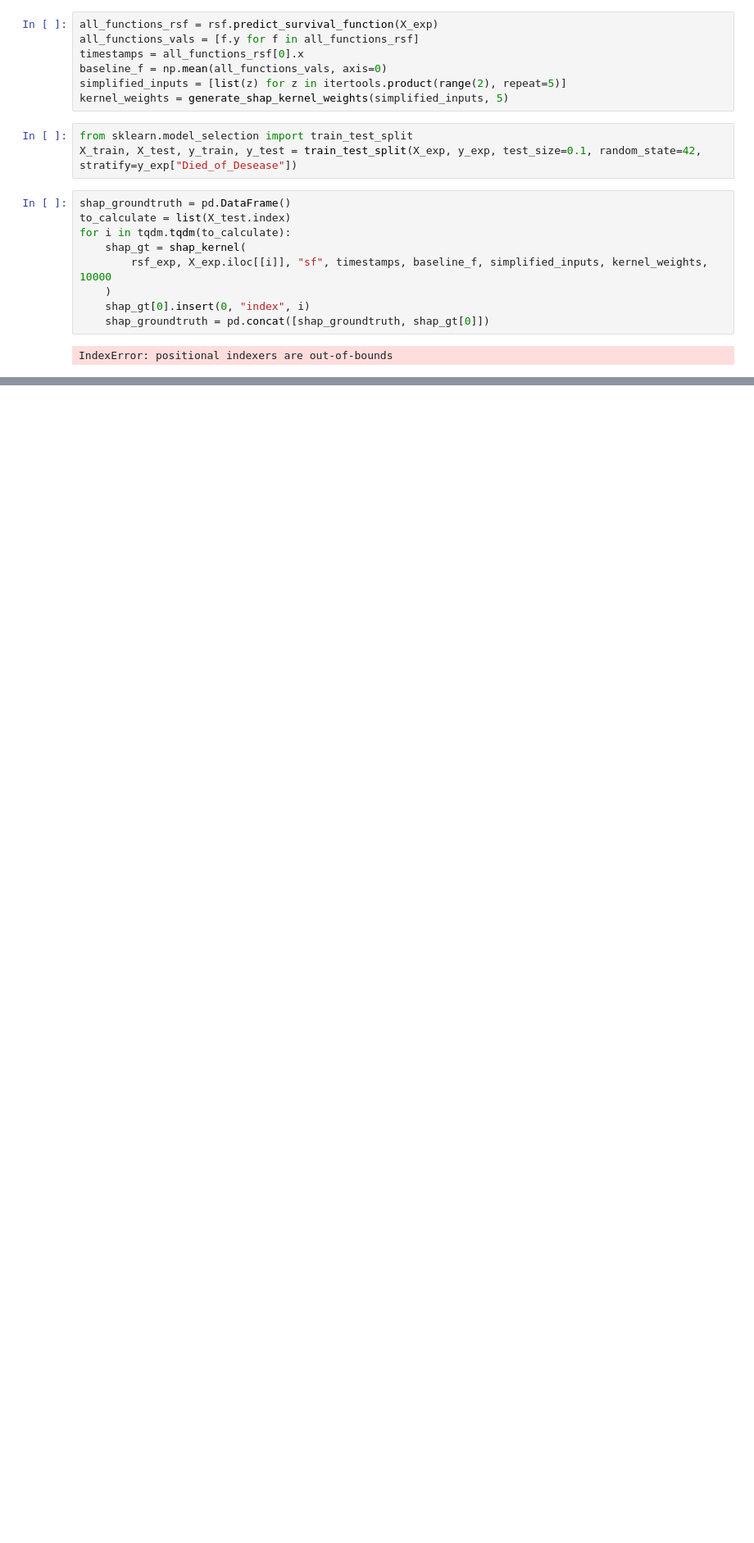
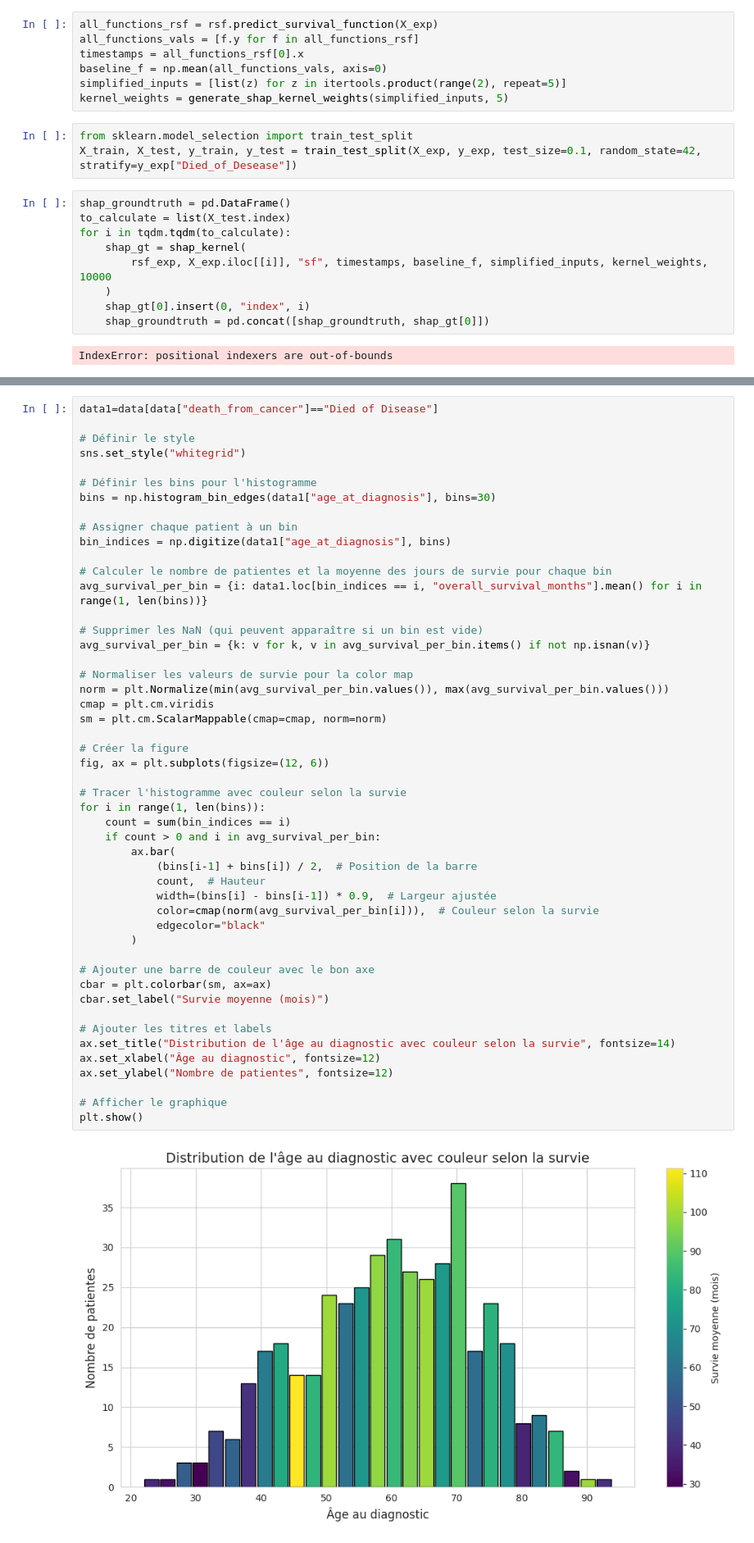
Before and after one commit to Clement-Dn/Surv-ML, a Jupyter notebook: BasicSurv.ipynb, the cells around one changed output, grey strips where cells are left out. Shown at 82% size. Cells and saved outputs as stored; diff of their text form; blank space fills up the shorter version.

```diff
--- a/BasicSurv.ipynb
+++ b/BasicSurv.ipynb
@@ -473,0 +475,51 @@ IndexError: positional indexers are out-of-bounds
+# %%
+data1=data[data["death_from_cancer"]=="Died of Disease"]
+
+# Définir le style
+sns.set_style("whitegrid")
+
+# Définir les bins pour l'histogramme
+bins = np.histogram_bin_edges(data1["age_at_diagnosis"], bins=30)
+
+# Assigner chaque patient à un bin
+bin_indices = np.digitize(data1["age_at_diagnosis"], bins)
+
+# Calculer le nombre de patientes et la moyenne des jours de survie pour chaque bin
+avg_survival_per_bin = {i: data1.loc[bin_indices == i, "overall_survival_months"].mean() for i in range(1, len(bins))}
+
+# Supprimer les NaN (qui peuvent apparaître si un bin est vide)
+avg_survival_per_bin = {k: v for k, v in avg_survival_per_bin.items() if not np.isnan(v)}
+
+# Normaliser les valeurs de survie pour la color map
+norm = plt.Normalize(min(avg_survival_per_bin.values()), max(avg_survival_per_bin.values()))
+cmap = plt.cm.viridis
+sm = plt.cm.ScalarMappable(cmap=cmap, norm=norm)
+
+# Créer la figure
+fig, ax = plt.subplots(figsize=(12, 6))
+
+# Tracer l'histogramme avec couleur selon la survie
+for i in range(1, len(bins)):
+    count = sum(bin_indices == i)
+    if count > 0 and i in avg_survival_per_bin:
+        ax.bar(
+            (bins[i-1] + bins[i]) / 2,  # Position de la barre
+            count,  # Hauteur
+            width=(bins[i] - bins[i-1]) * 0.9,  # Largeur ajustée
+            color=cmap(norm(avg_survival_per_bin[i])),  # Couleur selon la survie
+            edgecolor="black"
+        )
+
+# Ajouter une barre de couleur avec le bon axe
+cbar = plt.colorbar(sm, ax=ax)
+cbar.set_label("Survie moyenne (mois)")
+
+# Ajouter les titres et labels
+ax.set_title("Distribution de l'âge au diagnostic avec couleur selon la survie", fontsize=14)
+ax.set_xlabel("Âge au diagnostic", fontsize=12)
+ax.set_ylabel("Nombre de patientes", fontsize=12)
+
+# Afficher le graphique
+plt.show()
+# %% [output]
+[figure, added]
```
Also changed, not shown: parts of 16 cells of this notebook, 1 other file.
